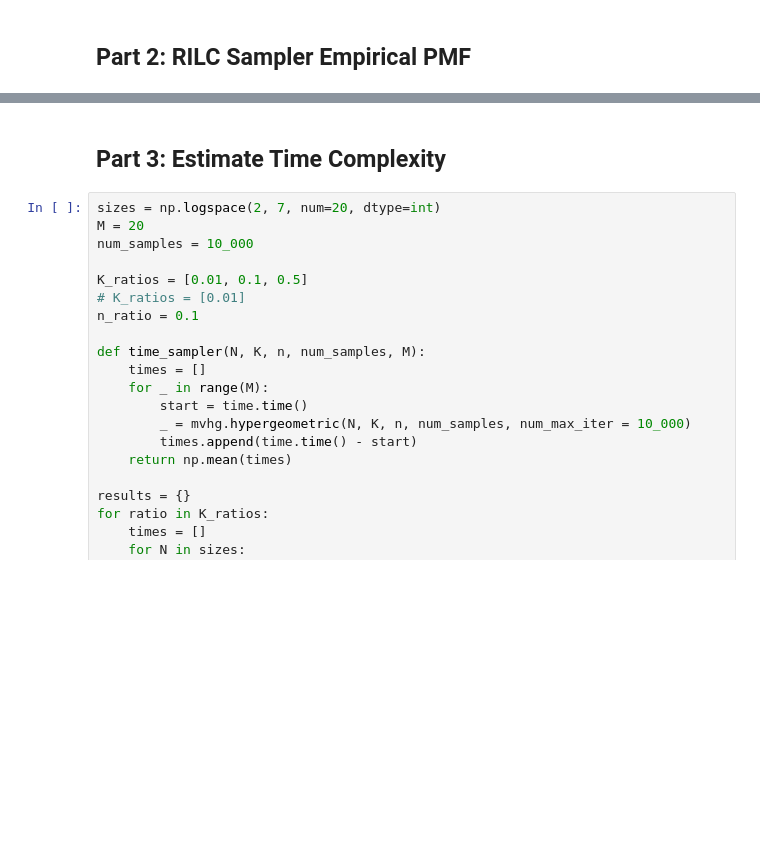
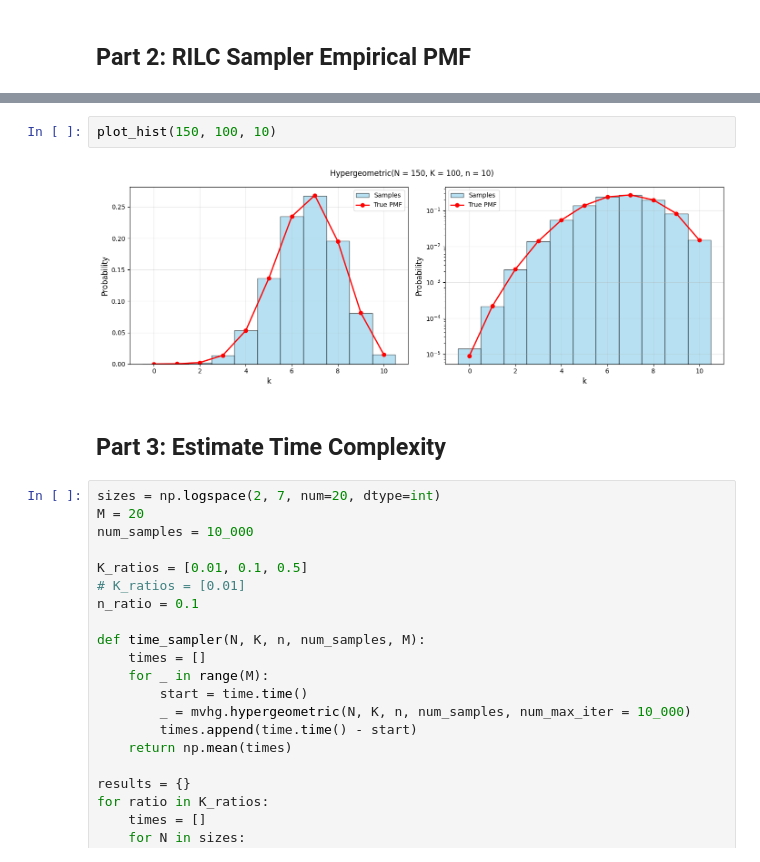
Before and after one commit to spsvihla/mvhg, a Jupyter notebook: notebooks/demo.ipynb, the cells around one changed output, grey strips where cells are left out. Cells and saved outputs as stored; diff of their text form; blank space fills up the shorter version.

```diff
--- a/notebooks/demo.ipynb
+++ b/notebooks/demo.ipynb
@@ -142,3 +147,7 @@ plt.show()
+# %%
+plot_hist(150, 100, 10)
+# %% [output]
+[figure, added]
 # %% [markdown]
 ## Part 3: Estimate Time Complexity
 # %%
```
Also changed, not shown: parts of 10 cells of this notebook.
